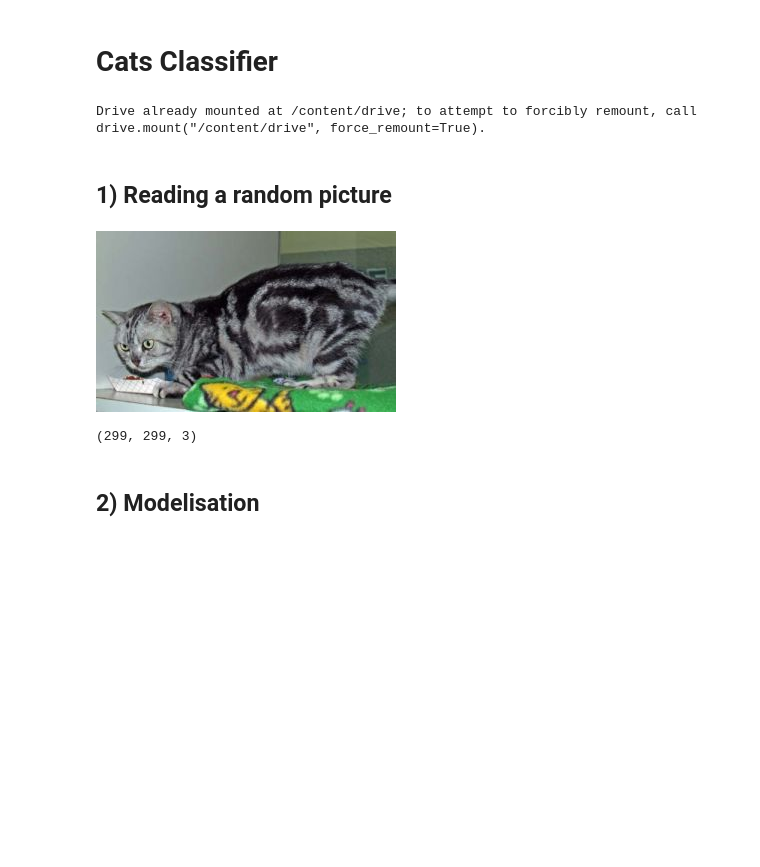
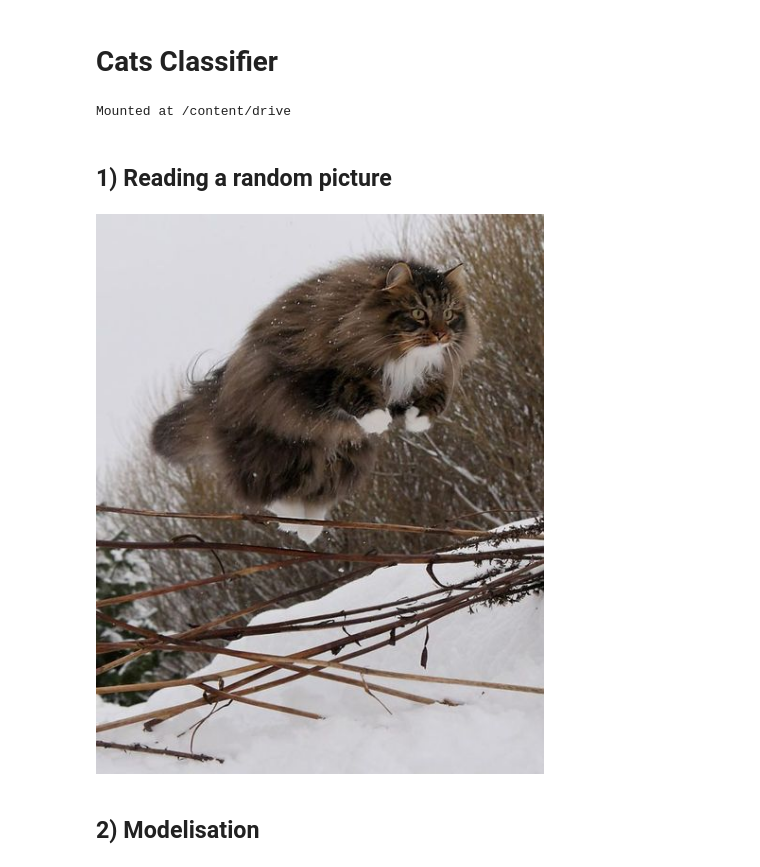
Before and after one commit to cecilegltslmcs/cats-classification, a Jupyter notebook: notebook.ipynb, the cells around one changed output. Saved outputs shown, nothing was run; the diff lists cells and outputs as text; code cells hidden in the pictures; blank space fills up the shorter version.

Commit message:
change dataset

```diff
--- a/notebook.ipynb
+++ b/notebook.ipynb
@@ -18,23 +18,20 @@ from tensorflow.keras.utils import plot_model
 from tensorflow.keras import layers, Sequential
 
 %matplotlib inline
-# %%
-sns.set_palette("Pastel2")
-sns.set_theme("notebook")
 # %%
 # Google Drive connexion
 from google.colab import drive
 drive.mount('/content/drive')
-path = '/content/drive/My Drive/Projets/Cats-classification/dataset'
+path = '/content/drive/My Drive/Projets/Cats-classification/data'
 # %% [output]
-Drive already mounted at /content/drive; to attempt to forcibly remount, call drive.mount("/content/drive", force_remount=True).
+Mounted at /content/drive
 # %% [markdown]
 ## 1) Reading a random picture
 # %%
-name = "British Shorthair/9478217_2517.jpg"
+name = "Norwegian Forest/Norwegian Forest_310.jpg"
 fullname = f'{path}/{name}'
 
 # print a kitty picture
 load_img(fullname)
 # %% [output]
-[figure, old version]
+[figure, new version]
@@ -44,8 +38,3 @@ img = load_img(fullname, target_size=(299,299))
-# %%
-x = np.array(img)
-x.shape
-# %% [output]
-(299, 299, 3)
 # %% [markdown]
 ## 2) Modelisation
 # %% [markdown]
```
Also changed, not shown: parts of 1 cell of this notebook.
